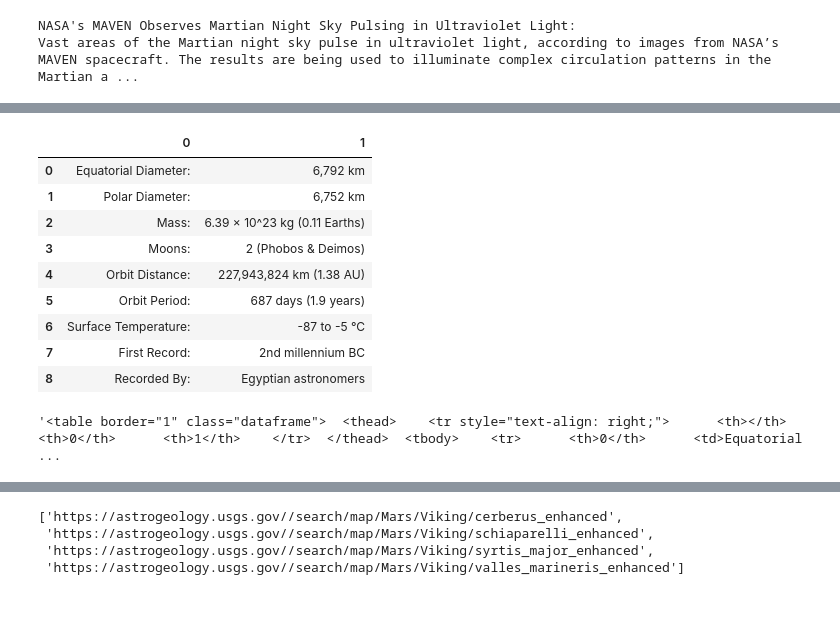
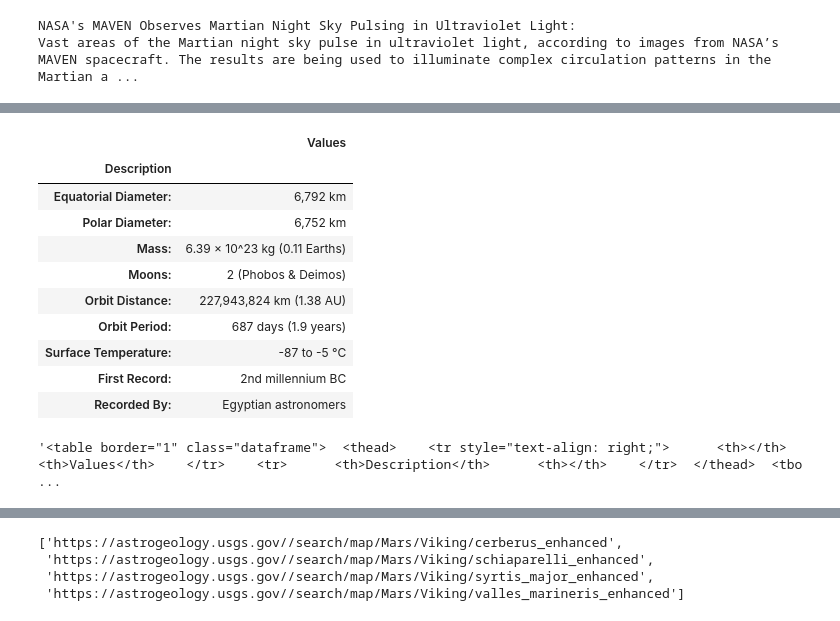
Before and after one commit to mariajdong/12_webscraping_hw, a Jupyter notebook: mission_to_mars/mission_to_mars.ipynb, the cells around one changed output, grey strips where cells are left out. Cells and saved outputs as stored; diff of their text form; code cells hidden in the pictures.

```diff
--- a/mission_to_mars/mission_to_mars.ipynb
+++ b/mission_to_mars/mission_to_mars.ipynb
@@ -124,23 +124,28 @@ twitter_weather
 # %%
 #define mars fact site
 fact_url = "https://space-facts.com/mars/"
 
 #scrape w/ pandas, display dataframe
 fact_table = pd.read_html (fact_url)
 fact_df = fact_table[0]
 
+#label columns, set description as index
+fact_df.columns = ["Description", "Values"]
+fact_df = fact_df.set_index (['Description'])
+
 fact_df
 # %% [output]
-|  | 0 | 1 |
-| 0 | Equatorial Diameter: | 6,792 km |
-| 1 | Polar Diameter: | 6,752 km |
-| 2 | Mass: | 6.39 × 10^23 kg (0.11 Earths) |
-| 3 | Moons: | 2 (Phobos & Deimos) |
-| 4 | Orbit Distance: | 227,943,824 km (1.38 AU) |
-| 5 | Orbit Period: | 687 days (1.9 years) |
-| 6 | Surface Temperature: | -87 to -5 °C |
-| 7 | First Record: | 2nd millennium BC |
-| 8 | Recorded By: | Egyptian astronomers |
+|  | Values |
+| Description |  |
+| Equatorial Diameter: | 6,792 km |
+| Polar Diameter: | 6,752 km |
+| Mass: | 6.39 × 10^23 kg (0.11 Earths) |
+| Moons: | 2 (Phobos & Deimos) |
+| Orbit Distance: | 227,943,824 km (1.38 AU) |
+| Orbit Period: | 687 days (1.9 years) |
+| Surface Temperature: | -87 to -5 °C |
+| First Record: | 2nd millennium BC |
+| Recorded By: | Egyptian astronomers |
 # %%
 #convert to html table string w/ pandas
 fact_html = fact_df.to_html()
@@ -148,7 +153,7 @@ fact_html = fact_html.replace('\n', '')
 
 fact_html
 # %% [output]
-'<table border="1" class="dataframe">  <thead>    <tr style="text-align: right;">      <th></th>      <th>0</th>      <th>1</th>    </tr>  </thead>  <tbody>    <tr>      <th>0</th>      <td>Equatorial ...
+'<table border="1" class="dataframe">  <thead>    <tr style="text-align: right;">      <th></th>      <th>Values</th>    </tr>    <tr>      <th>Description</th>      <th></th>    </tr>  </thead>  <tbo ...
 # %%
 #visit USGS astrogeology site, delay 5 seconds before scraping to allow page to load
 usgs_url = 'https://astrogeology.usgs.gov/search/results?q=hemisphere+enhanced&k1=target&v1=Mars'
```
Also changed, not shown: parts of 4 cells of this notebook, 5 other files.
